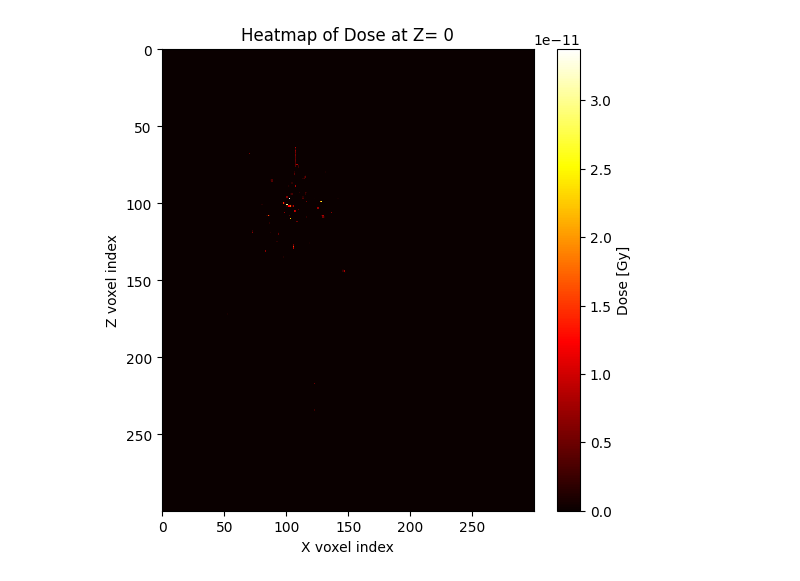
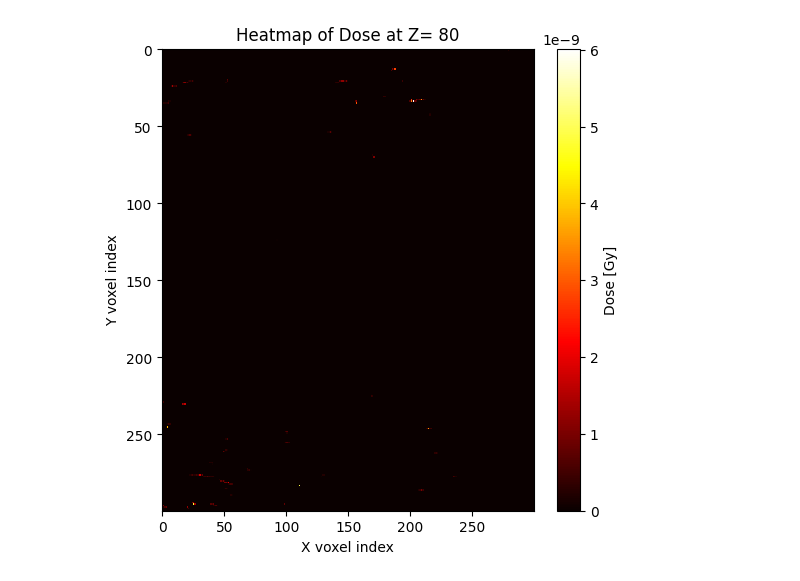
Before and after one commit to waleey/RE03, a Jupyter notebook: analysis.ipynb, the cells around one changed output. Cells and saved outputs as stored; diff of their text form; code cells hidden in the pictures.

```diff
--- a/analysis.ipynb
+++ b/analysis.ipynb
@@ -28,25 +34,25 @@ convert_to_csv(input_file, output_file)
 # %%
 
 # Load the data
 df = pd.read_csv("dDeposit.csv")
 
 # Choose a Y slice to visualize, e.g., y = 0
-z_slice = 0
+z_slice = 80
 df_slice = df[df['iZ'] == z_slice]
 
 # Create pivot table for heatmap (e.g., X vs Z dose values)
 heatmap_data = df_slice.pivot(index='iX', columns='iY', values='dose')
 
 # Sort the index if necessary (Z-axis is usually vertical in heatmaps)
 heatmap_data = heatmap_data.sort_index(ascending=False)
 
 # Plotting
 plt.figure(figsize=(6, 6))
 plt.imshow(heatmap_data, cmap='hot', interpolation='nearest', aspect='auto')
 plt.colorbar(label='Dose [Gy]')
 plt.title(f'Heatmap of Dose at Z= {z_slice}')
 plt.xlabel('X voxel index')
-plt.ylabel('Z voxel index')
+plt.ylabel('Y voxel index')
 plt.show()
 # %% [output]
-[figure, old version]
+[figure, new version]
```
Also changed, not shown: parts of 6 cells of this notebook, 4 other files.
